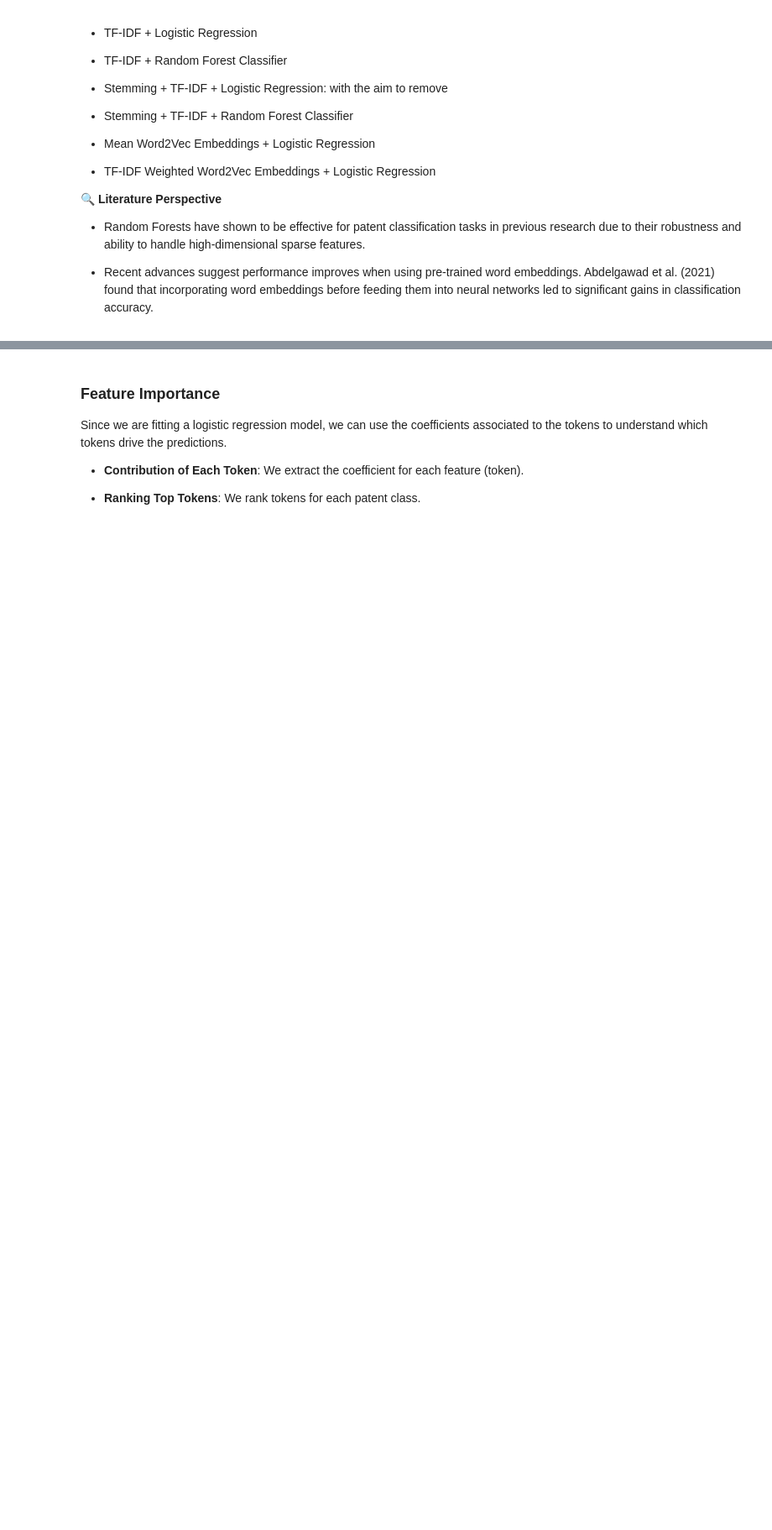
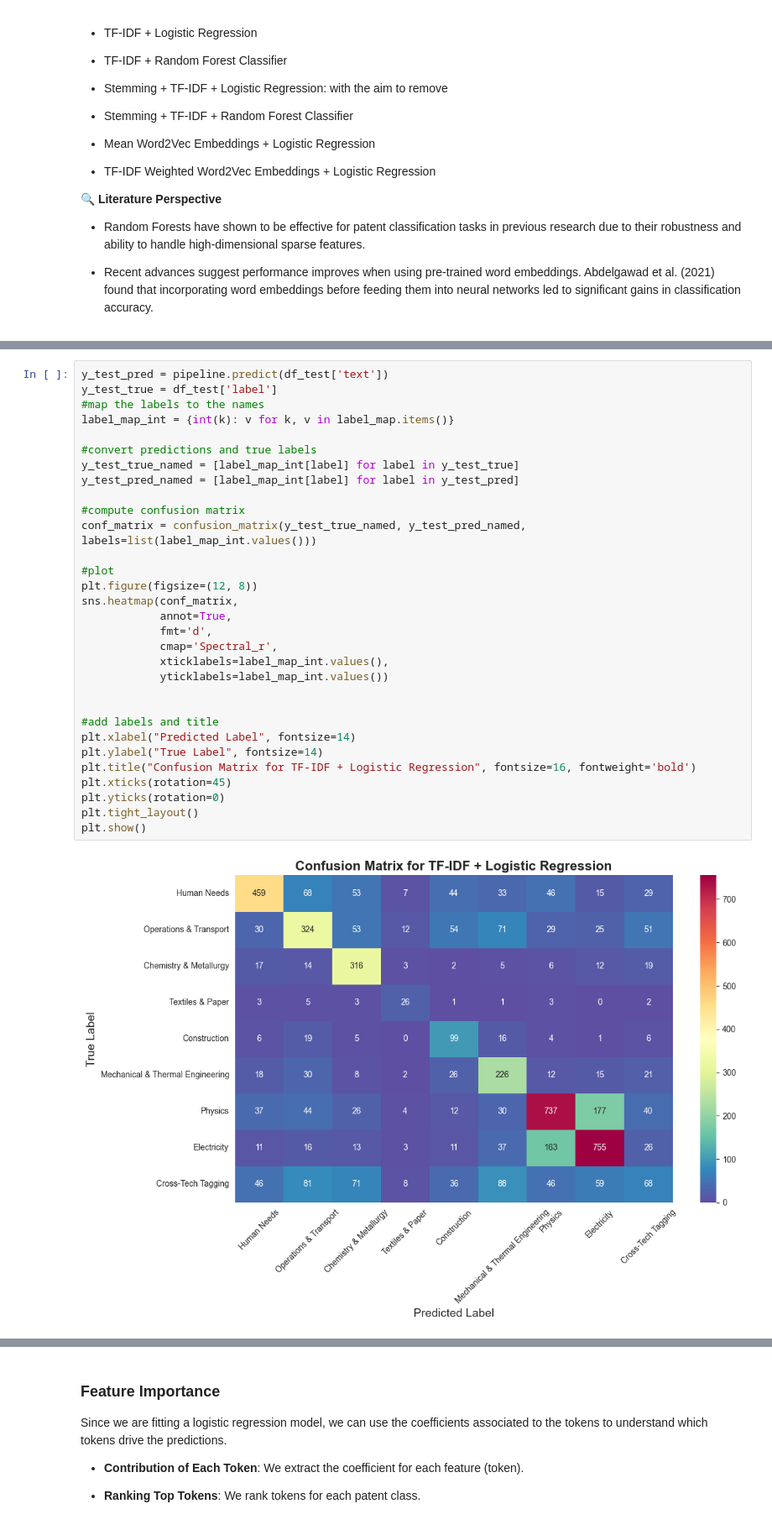
Before and after one commit to m9o8/anlp_final_project, a Jupyter notebook: code/task1.ipynb, the cells around one changed output, grey strips where cells are left out. Shown at 84% size. Drawn from its saved outputs; the diff is of its cells as text; blank space fills up the shorter version.

```diff
--- a/code/task1.ipynb
+++ b/code/task1.ipynb
@@ -579,0 +592,33 @@ The resons that could explain this performance might be that the patent language
+# %%
+y_test_pred = pipeline.predict(df_test['text'])
+y_test_true = df_test['label']
+#map the labels to the names
+label_map_int = {int(k): v for k, v in label_map.items()}
+
+#convert predictions and true labels
+y_test_true_named = [label_map_int[label] for label in y_test_true]
+y_test_pred_named = [label_map_int[label] for label in y_test_pred]
+
+#compute confusion matrix
+conf_matrix = confusion_matrix(y_test_true_named, y_test_pred_named, labels=list(label_map_int.values()))
+
+#plot
+plt.figure(figsize=(12, 8))
+sns.heatmap(conf_matrix,
+            annot=True,
+            fmt='d',
+            cmap='Spectral_r',
+            xticklabels=label_map_int.values(),
+            yticklabels=label_map_int.values())
+
+
+#add labels and title
+plt.xlabel("Predicted Label", fontsize=14)
+plt.ylabel("True Label", fontsize=14)
+plt.title("Confusion Matrix for TF-IDF + Logistic Regression", fontsize=16, fontweight='bold')
+plt.xticks(rotation=45)
+plt.yticks(rotation=0)
+plt.tight_layout()
+plt.show()
+# %% [output]
+[figure, added]
```
Also changed, not shown: parts of 38 cells of this notebook.
